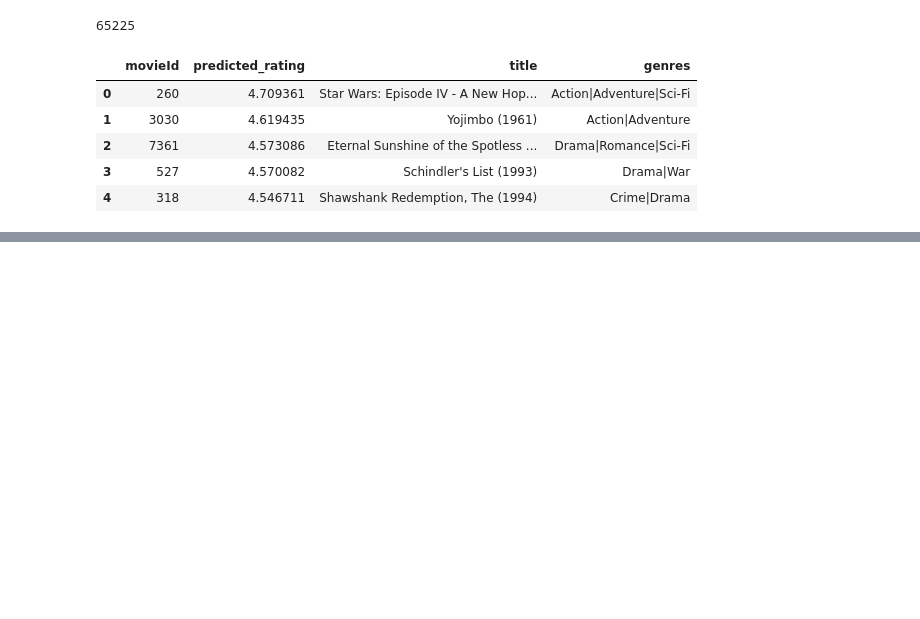
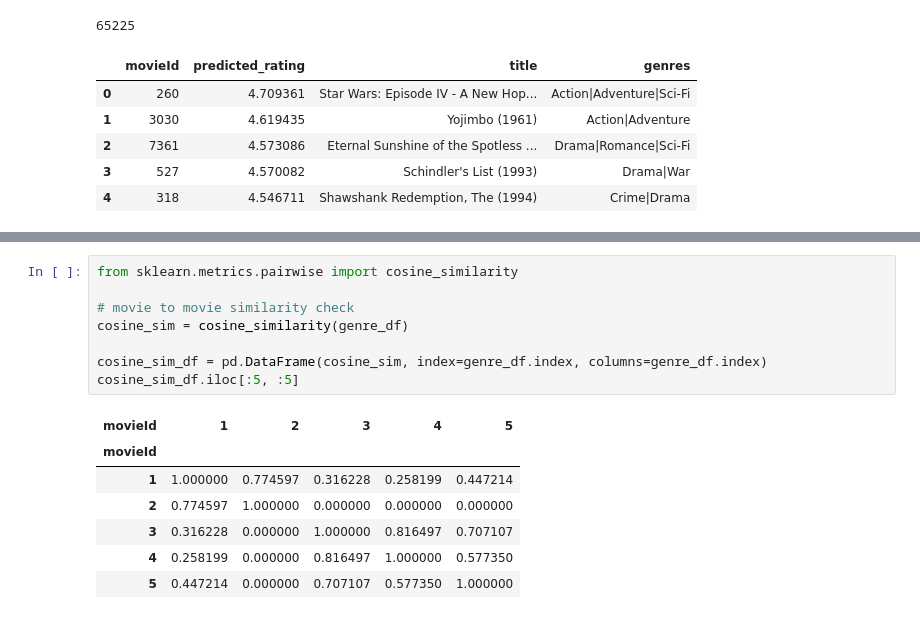
Before and after one commit to Aryan-Bhendarkar/Hybrid_Recommendation_System, a Jupyter notebook: notebooks/01_data_exploration.ipynb, the cells around one changed output, grey strips where cells are left out. Cells and saved outputs as stored; diff of their text form; blank space fills up the shorter version.

```diff
--- a/notebooks/01_data_exploration.ipynb
+++ b/notebooks/01_data_exploration.ipynb
@@ -210,0 +235,16 @@ recommend_movies_svd(
+# %%
+from sklearn.metrics.pairwise import cosine_similarity
+
+# movie to movie similarity check
+cosine_sim = cosine_similarity(genre_df)
+
+cosine_sim_df = pd.DataFrame(cosine_sim, index=genre_df.index, columns=genre_df.index)
+cosine_sim_df.iloc[:5, :5]
+# %% [output]
+| movieId | 1 | 2 | 3 | 4 | 5 |
+| movieId |  |  |  |  |  |
+| 1 | 1.000000 | 0.774597 | 0.316228 | 0.258199 | 0.447214 |
+| 2 | 0.774597 | 1.000000 | 0.000000 | 0.000000 | 0.000000 |
+| 3 | 0.316228 | 0.000000 | 1.000000 | 0.816497 | 0.707107 |
+| 4 | 0.258199 | 0.000000 | 0.816497 | 1.000000 | 0.577350 |
+| 5 | 0.447214 | 0.000000 | 0.707107 | 0.577350 | 1.000000 |
```
Also changed, not shown: parts of 6 cells of this notebook.
